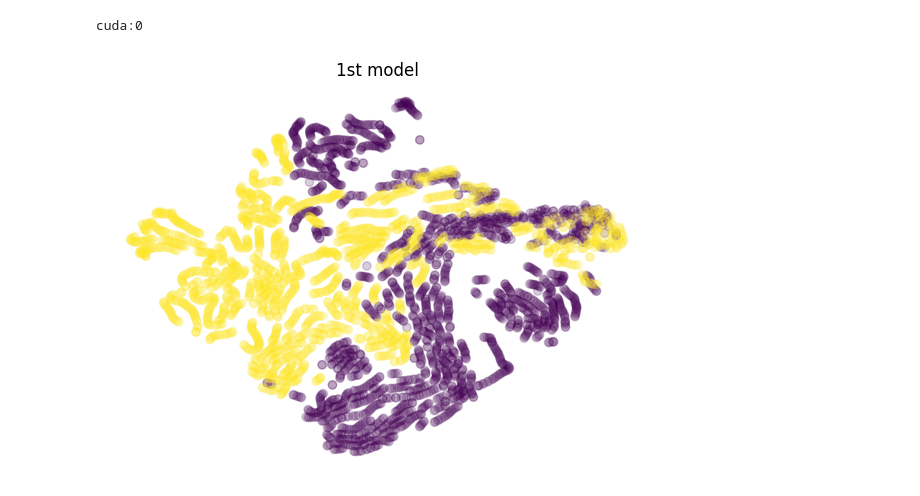
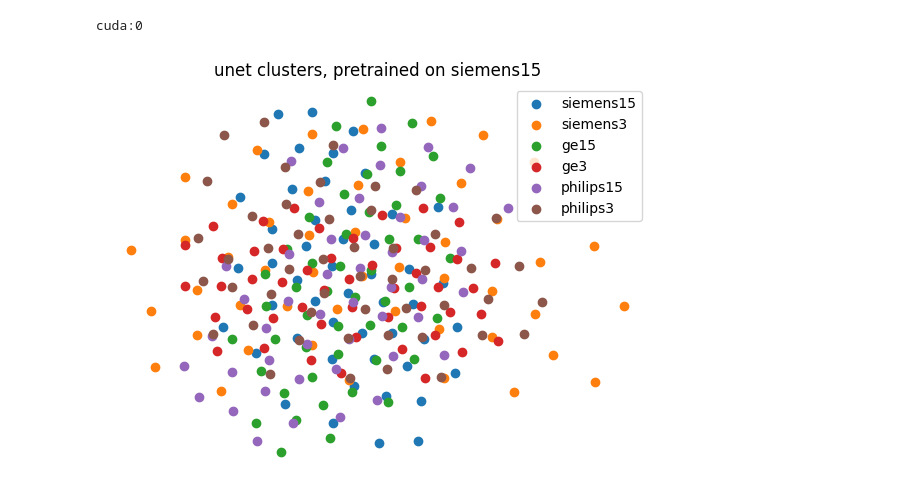
Before and after one commit to scalyvladimir/sk_thesis, a Jupyter notebook: notebooks/visualization.ipynb, the cells around one changed output. Cells and saved outputs as stored; diff of their text form; code cells hidden in the pictures.

```diff
--- a/notebooks/visualization.ipynb
+++ b/notebooks/visualization.ipynb
@@ -20,4 +73,4 @@ ModuleNotFoundError: No module named 'models.supervised_models'
 # %%
-models_list = [LitDeepLabV2.load_from_checkpoint(f'../pretrained/deeplab_v2/model{i}.ckpt').cpu() for i in range(1, 4)]
+models_list = [LitSegNet.load_from_checkpoint(f'../checkpoints/{d}_unet.ckpt').cpu().eval() for d in domains]
 len(models_list)
 # %% [output]
@@ -81,2 +116,0 @@ df_save.csv  mask  train
-# %%
-domain = 'siemens15'
@@ -115,2 +116,0 @@ from models.seg_wrapper import LitSegNet, sdice
-# %%
-model = LitSegNet(num_classes=2, n_epochs=-1)
@@ -191,16 +202,19 @@ cuda:0
 # %%
-latent_1, labels = get_latent(models_list[0].model, testA_loader, testB_loader, DEVICE, to_plot=False)
+latent_list = [get_latent(models_list[0], loader, loader_id=i, device=DEVICE) for i, loader in enumerate(loader_list)]
 
-latent_2, _ = get_latent(models_list[1].model, testA_loader, testB_loader, DEVICE, to_plot=False)
+# latent_2, _ = get_latent(models_list[1].model, testA_loader, testB_loader, DEVICE, to_plot=False)
 
-latent_3, _ = get_latent(models_list[2].model, testA_loader, testB_loader, DEVICE, to_plot=False)
+# latent_3, _ = get_latent(models_list[2].model, testA_loader, testB_loader, DEVICE, to_plot=False)
 # %%
 plt.figure(figsize = (7, 5))
-plt.title('1st model')
+plt.title(f'unet clusters, pretrained on {domains[0]}')
 
-plt.scatter(latent_1[:, 0], latent_1[:, 1], c=labels, alpha=0.2)
+for latent, domain in zip(latent_list, domains):
+
+    plt.scatter(latent[:, 0], latent[:, 1], alpha=1, label=domain)
+
+plt.legend()
 plt.axis('off')
-
 plt.show()
 # %% [output]
-[figure, old version]
+[figure, new version]
```
Also changed, not shown: parts of 23 cells of this notebook, 7 other files.
